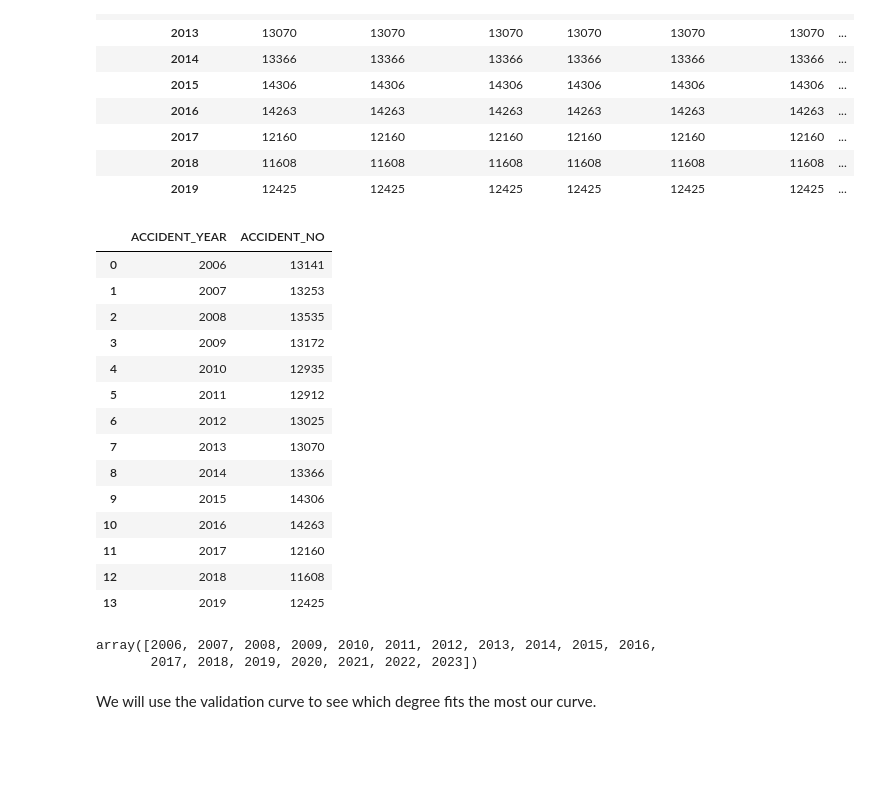
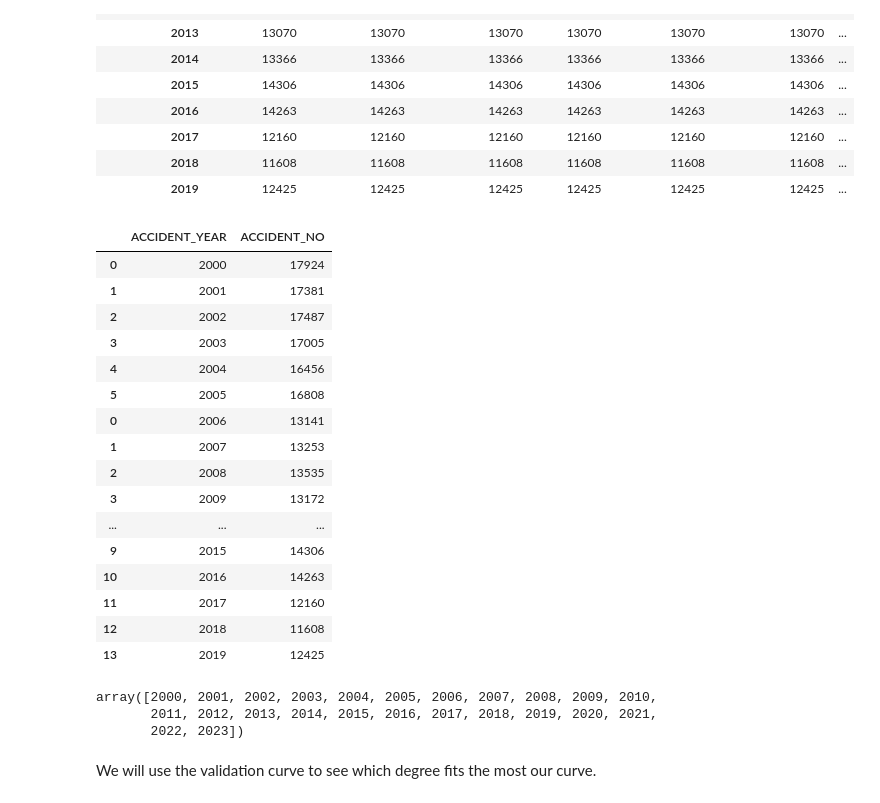
Before and after one commit to lethib/enea_study_case, a Jupyter notebook: models.ipynb, the cells around one changed output. Drawn from its saved outputs; the diff is of its cells as text; code cells hidden in the pictures; blank space fills up the shorter version.

```diff
--- a/models.ipynb
+++ b/models.ipynb
@@ -181,0 +184,4 @@ df_LR.shape
+# %%
+df_2000_2005 = pd.read_csv('data/2000 to 2005 ACCIDENT/ACCIDENT.csv')
+df_2000_2005 = df_2000_2005[["ACCIDENT_NO", "ACCIDENTDATE", "Road Geometry Desc"]]
+df_2000_2005.head()
@@ -181,0 +195,9 @@ df_LR.shape
+# %%
+# Date conversion
+df_2000_2005.ACCIDENTDATE = pd.to_datetime(df_2000_2005.ACCIDENTDATE)
+df_2000_2005.ACCIDENTDATE.head()
+# %%
+# Get hours
+df_2000_2005.insert(1, "ACCIDENT_YEAR", df_2000_2005.ACCIDENTDATE.dt.year)
+df_2000_2005 = df_2000_2005.drop("ACCIDENTDATE", axis=1)
+df_2000_2005.head()
@@ -182,3 +214,7 @@ df_LR.shape
+# %%
+df_2000_2005 = df_2000_2005.groupby("ACCIDENT_YEAR").count()["ACCIDENT_NO"].reset_index()
+df_2000_2005_only_Y = df_2000_2005_only_Y.groupby("ACCIDENT_YEAR").count()["ACCIDENT_NO"].reset_index()
+df_2000_2005_only_T = df_2000_2005_only_T.groupby("ACCIDENT_YEAR").count()["ACCIDENT_NO"].reset_index()
 # %% [markdown]
 ## General trend
 # %%
@@ -202,29 +238,33 @@ df_LR.groupby("ACCIDENT_YEAR").count()
 | 2019 | 12425 | 12425 | 12425 | 12425 | 12425 | 12425 | ... |
 # %%
 df_general_trend = df_LR.groupby("ACCIDENT_YEAR").count()["ACCIDENT_NO"].reset_index()
+df_general_trend = pd.concat([df_general_trend, df_2000_2005]).sort_values(by="ACCIDENT_YEAR")
 df_general_trend
 # %% [output]
 |  | ACCIDENT_YEAR | ACCIDENT_NO |
+| 0 | 2000 | 17924 |
+| 1 | 2001 | 17381 |
+| 2 | 2002 | 17487 |
+| 3 | 2003 | 17005 |
+| 4 | 2004 | 16456 |
+| 5 | 2005 | 16808 |
 | 0 | 2006 | 13141 |
 | 1 | 2007 | 13253 |
 | 2 | 2008 | 13535 |
 | 3 | 2009 | 13172 |
-| 4 | 2010 | 12935 |
-| 5 | 2011 | 12912 |
-| 6 | 2012 | 13025 |
-| 7 | 2013 | 13070 |
-| 8 | 2014 | 13366 |
+| ... | ... | ... |
 | 9 | 2015 | 14306 |
 | 10 | 2016 | 14263 |
 | 11 | 2017 | 12160 |
 | 12 | 2018 | 11608 |
 | 13 | 2019 | 12425 |
 # %%
-X_test = np.arange(2006, 2024)
+X_test = np.arange(2000, 2024)
 X_test
 # %% [output]
-array([2006, 2007, 2008, 2009, 2010, 2011, 2012, 2013, 2014, 2015, 2016,
-       2017, 2018, 2019, 2020, 2021, 2022, 2023])
+array([2000, 2001, 2002, 2003, 2004, 2005, 2006, 2007, 2008, 2009, 2010,
+       2011, 2012, 2013, 2014, 2015, 2016, 2017, 2018, 2019, 2020, 2021,
+       2022, 2023])
 # %%
 # Creation of our model
 
```
Also changed, not shown: parts of 10 cells of this notebook, 2 other files.
